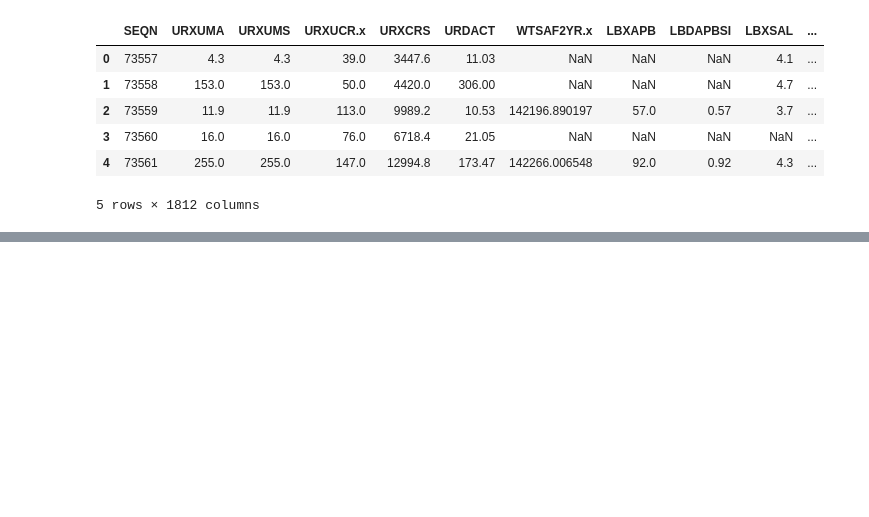
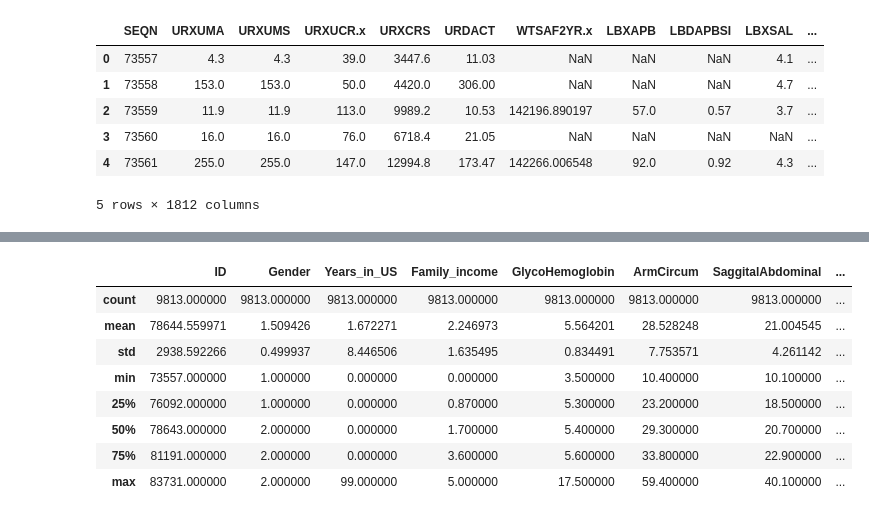
Before and after one commit to rkfd/ds-ai-for-business, a Jupyter notebook: Predicting Diabetes Cases/predicting-diabetes-cases.ipynb, the cells around one changed output, grey strips where cells are left out. Saved outputs shown, nothing was run; the diff lists cells and outputs as text; code cells hidden in the pictures; blank space fills up the shorter version.

```diff
--- a/Predicting Diabetes Cases/predicting-diabetes-cases.ipynb
+++ b/Predicting Diabetes Cases/predicting-diabetes-cases.ipynb
@@ -64,0 +107,36 @@ df.head()
+# %%
+# Year_in_US -> american: 0, not american: 1
+df.dropna(axis=1, how='all')
+df.dropna(axis=0, how='all')
+
+# Years in US NA
+df['Years_in_US'] = df['Years_in_US'].apply(lambda x: x if x > 0 else 0)
+
+# Glycohemoglobin, Saggital Abdominal, ArmCircum, GripStrength (median to fill na)
+df['GlycoHemoglobin'] = df['GlycoHemoglobin'].fillna(df['GlycoHemoglobin'].median())
+df['SaggitalAbdominal'] = df['SaggitalAbdominal'].fillna(df['SaggitalAbdominal'].median())
+df['ArmCircum'] = df['ArmCircum'].fillna(df['ArmCircum'].median())
+df['GripStrength'] = df['GripStrength'].fillna(df['GripStrength'].median())
+
+# Family Income (ffill to fill na)
+df['Family_income'] = df['Family_income'].fillna(method='ffill')
+
+# Breast_fed (fill to 1)
+df['Breast_fed'] = df['Breast_fed'].fillna(value=1)
+
+# We remove all features with low variance
+# Features with a training-set variance than 0.15 will be removed
+sel = VarianceThreshold(threshold=(0.15))
+sel.fit_transform(df)
+
+df.describe()
+# %% [output]
+|  | ID | Gender | Years_in_US | Family_income | GlycoHemoglobin | ArmCircum | SaggitalAbdominal | ... |
+| count | 9813.000000 | 9813.000000 | 9813.000000 | 9813.000000 | 9813.000000 | 9813.000000 | 9813.000000 | ... |
+| mean | 78644.559971 | 1.509426 | 1.672271 | 2.246973 | 5.564201 | 28.528248 | 21.004545 | ... |
+| std | 2938.592266 | 0.499937 | 8.446506 | 1.635495 | 0.834491 | 7.753571 | 4.261142 | ... |
+| min | 73557.000000 | 1.000000 | 0.000000 | 0.000000 | 3.500000 | 10.400000 | 10.100000 | ... |
+| 25% | 76092.000000 | 1.000000 | 0.000000 | 0.870000 | 5.300000 | 23.200000 | 18.500000 | ... |
+| 50% | 78643.000000 | 2.000000 | 0.000000 | 1.700000 | 5.400000 | 29.300000 | 20.700000 | ... |
+| 75% | 81191.000000 | 2.000000 | 0.000000 | 3.600000 | 5.600000 | 33.800000 | 22.900000 | ... |
+| max | 83731.000000 | 2.000000 | 99.000000 | 5.000000 | 17.500000 | 59.400000 | 40.100000 | ... |
```
Also changed, not shown: parts of 26 cells of this notebook.
